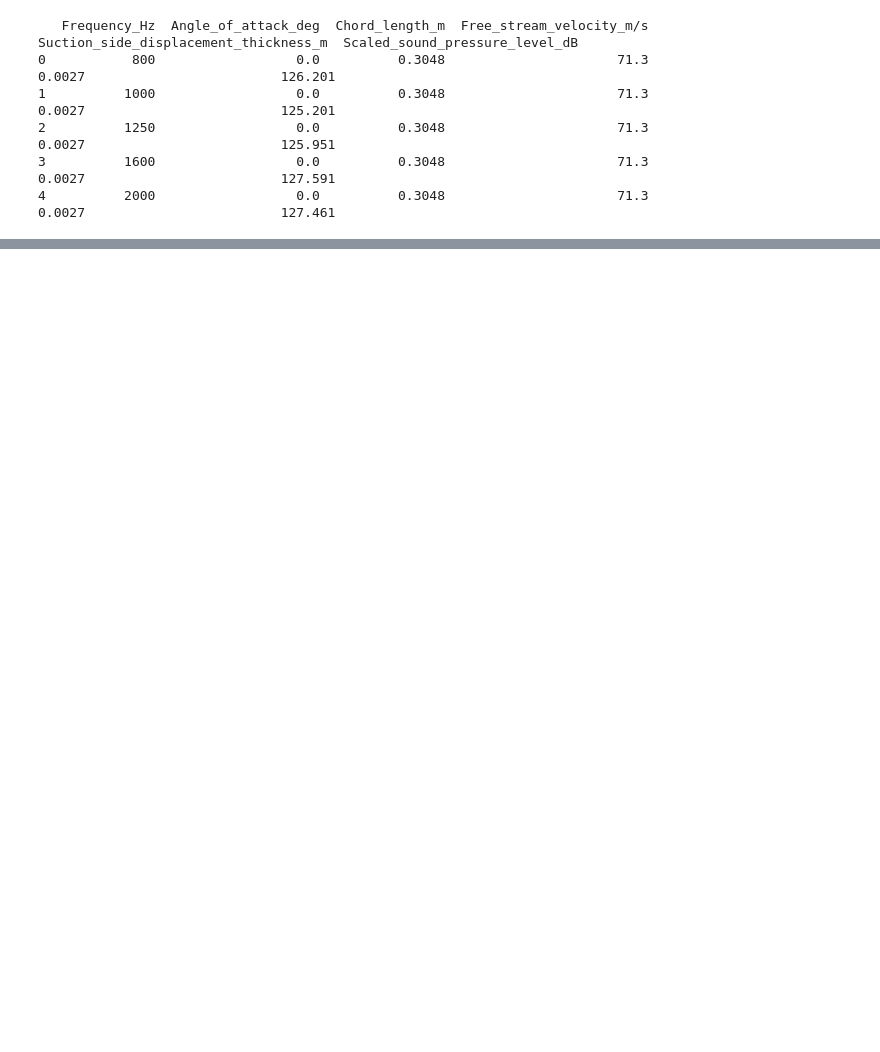
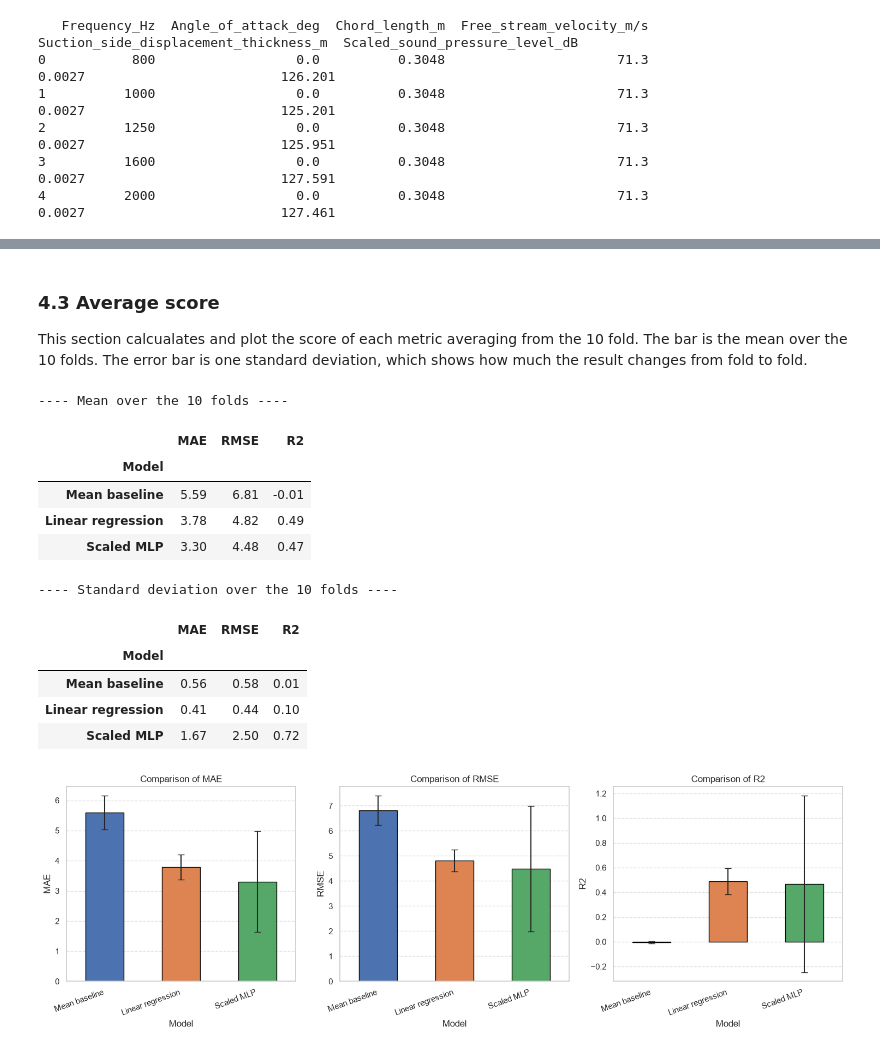
Before and after one commit to wpua0004-dot/MMA3001_airfoil_self_noise_project, a Jupyter notebook: notebooks/airfoil_analysis.ipynb, the cells around one changed output, grey strips where cells are left out. Drawn from its saved outputs; the diff is of its cells as text; code cells hidden in the pictures; blank space fills up the shorter version.

```diff
--- a/notebooks/airfoil_analysis.ipynb
+++ b/notebooks/airfoil_analysis.ipynb
@@ -674,0 +348,40 @@ MLP (Width 50) inference time: 1.544 ms
+# %% [markdown]
+### 4.3 Average score
+This section calcualates and plot the score of each metric averaging from the 10 fold. The bar is the mean over the 10 folds. The error bar is one standard deviation, which shows how much the result changes from fold to fold.
+# %%
+cv_mean = cv_results.groupby("Model")[metrics].mean().loc[model_order]
+cv_std = cv_results.groupby("Model")[metrics].std().loc[model_order]
+
+print("---- Mean over the 10 folds ----")
+display(cv_mean.round(2))
+print("---- Standard deviation over the 10 folds ----")
+display(cv_std.round(2))
+
+fig, axes = plt.subplots(1, len(metrics), figsize=(5 * len(metrics), 5))
+
+for ax, metric in zip(axes, metrics):
+    cv_mean[metric].plot(kind="bar", yerr=cv_std[metric], ax=ax, capsize=4,
+                         color=[model_colors[m] for m in model_order], edgecolor="black")
+    ax.set_title(f"Comparison of {metric}")
+    ax.set_ylabel(metric)
+    ax.set_xticklabels(cv_mean.index, rotation=20, ha="right")
+    ax.grid(axis="y", linestyle="--", alpha=0.6)
+    ax.grid(axis="x", visible=False)
+
+plt.tight_layout()
+fig.savefig(f"{FIG_DIR}/figure_5.2_metrics_mean_std.png", dpi=200, bbox_inches="tight")
+plt.show()
+# %% [output]
+---- Mean over the 10 folds ----
+|  | MAE | RMSE | R2 |
+| Model |  |  |  |
+| Mean baseline | 5.59 | 6.81 | -0.01 |
+| Linear regression | 3.78 | 4.82 | 0.49 |
+| Scaled MLP | 3.30 | 4.48 | 0.47 |
+---- Standard deviation over the 10 folds ----
+|  | MAE | RMSE | R2 |
+| Model |  |  |  |
+| Mean baseline | 0.56 | 0.58 | 0.01 |
+| Linear regression | 0.41 | 0.44 | 0.10 |
+| Scaled MLP | 1.67 | 2.50 | 0.72 |
+[figure, added]
```
Also changed, not shown: parts of 47 cells of this notebook, 21 other files.
